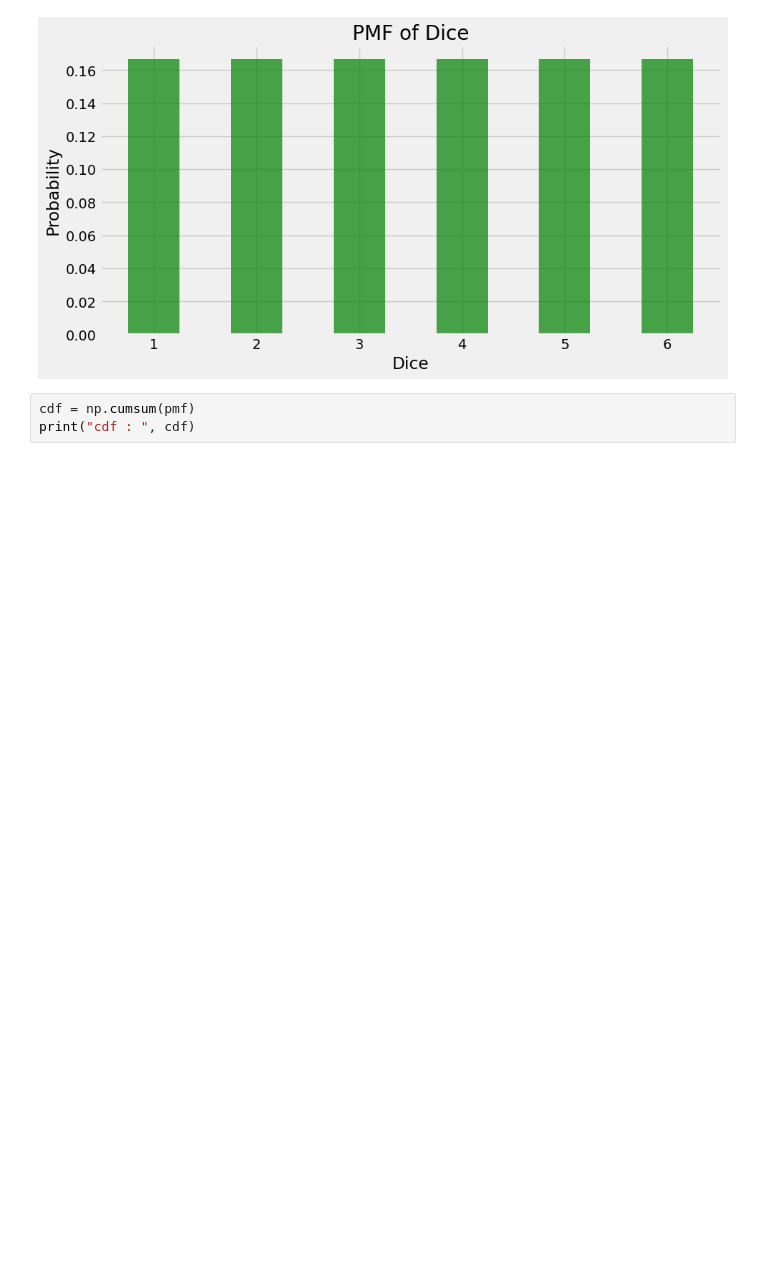
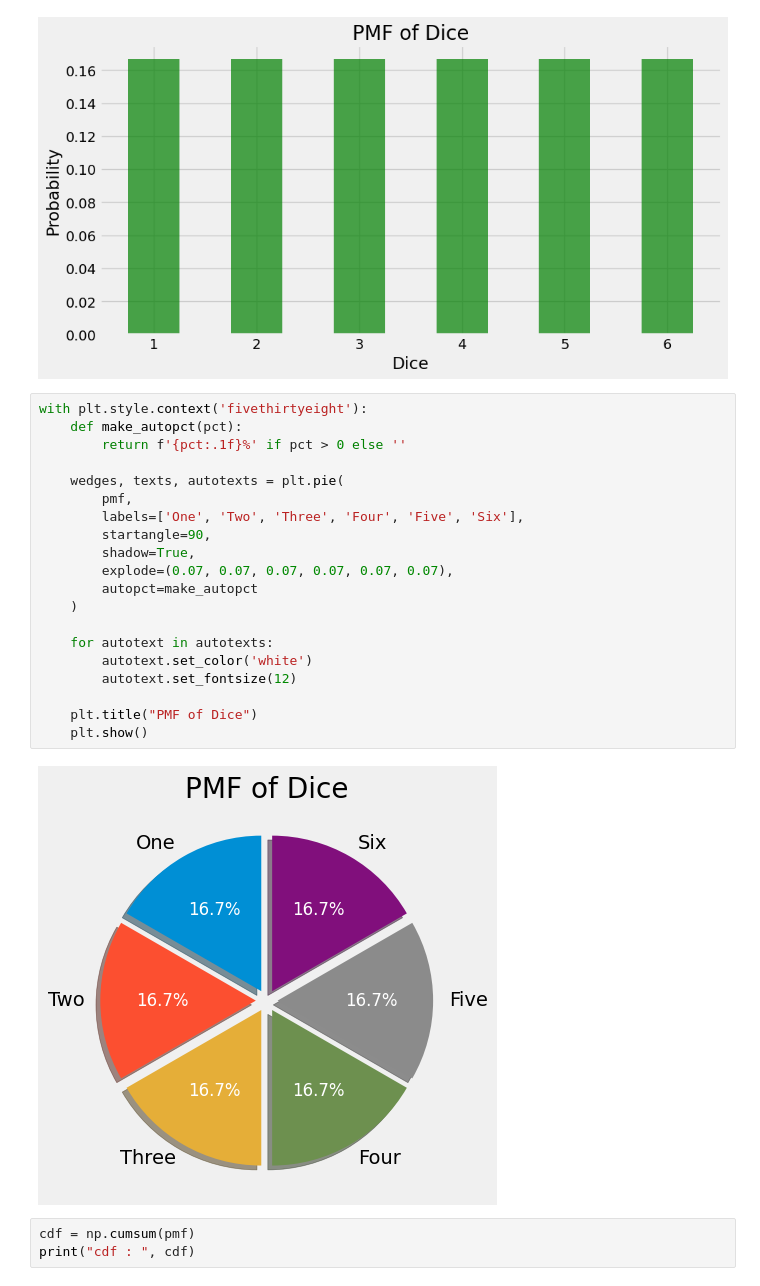
Before and after one commit to omarashraf03/Cognitive-, a Jupyter notebook: Lab4_5 _omarashraf.zak_20220222_OmarAshraf.ipynb, the cells around one changed output. Drawn from its saved outputs; the diff is of its cells as text; blank space fills up the shorter version.

```diff
--- a/Lab4_5 _omarashraf.zak_20220222_OmarAshraf.ipynb
+++ b/Lab4_5 _omarashraf.zak_20220222_OmarAshraf.ipynb
@@ -49,6 +49,28 @@ with plt.style.context('fivethirtyeight'):
     plt.show()
 # %% [output]
 [figure]
+# %%
+with plt.style.context('fivethirtyeight'):
+    def make_autopct(pct):
+        return f'{pct:.1f}%' if pct > 0 else ''
+
+    wedges, texts, autotexts = plt.pie(
+        pmf,
+        labels=['One', 'Two', 'Three', 'Four', 'Five', 'Six'],
+        startangle=90,
+        shadow=True,
+        explode=(0.07, 0.07, 0.07, 0.07, 0.07, 0.07),
+        autopct=make_autopct
+    )
+
+    for autotext in autotexts:
+        autotext.set_color('white')
+        autotext.set_fontsize(12)
+
+    plt.title("PMF of Dice")
+    plt.show()
+# %% [output]
+[figure, added]
 # %%
 cdf = np.cumsum(pmf)
 print("cdf : ", cdf)
```
Also changed, not shown: parts of 4 cells of this notebook.
